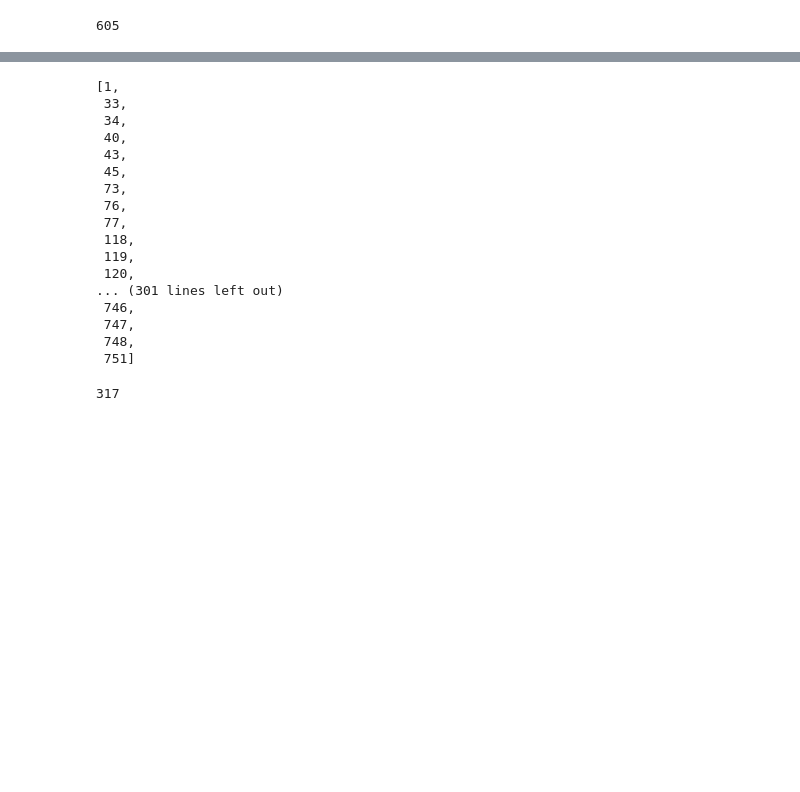
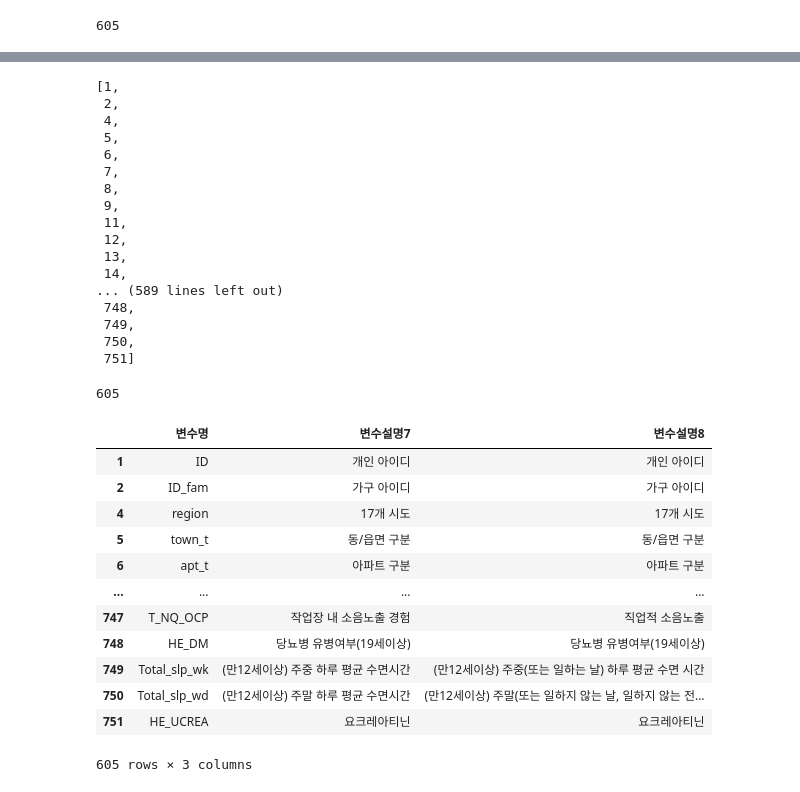
Before and after one commit to knu-final-project/sas_view, a Jupyter notebook: data/junyoung.ipynb, the cells around one changed output, grey strips where cells are left out. Drawn from its saved outputs; the diff is of its cells as text; code cells hidden in the pictures; blank space fills up the shorter version.

Commit message:
최종데이터(real_data1.csv / real_data2.csv) 변수설명서(new_columns.csv)

```diff
--- a/data/junyoung.ipynb
+++ b/data/junyoung.ipynb
@@ -98,28 +106,48 @@ col_up
 # %%
+# same_code_2(변수설명서)를 돌면서
+# 실제사용된 컬럼(605개)과 일치하는 컬럼의 인덱스만 추출(index_list)
 index_list = []
 for i in range(len(same_code_2)):
-    if same_code_2.loc[i][0] in col_up:
+    if same_code_2.loc[i][0].upper() in col_up:
         index_list.append(i)
 index_list
 # %% [output]
 [1,
- 33,
- 34,
- 40,
- 43,
- 45,
- 73,
- 76,
- 77,
- 118,
- 119,
- 120,
-... (301 lines left out)
- 746,
- 747,
+ 2,
+ 4,
+ 5,
+ 6,
+ 7,
+ 8,
+ 9,
+ 11,
+ 12,
+ 13,
+ 14,
+... (589 lines left out)
  748,
+ 749,
+ 750,
  751]
 # %%
 len(index_list)
 # %% [output]
-317
+605
+# %%
+# new_columns --> 변수설명서에서 실제 사용된 컬럼들만 뽑은 것
+new_columns = same_code_2.loc[index_list]
+new_columns
+# %% [output]
+|  | 변수명 | 변수설명7 | 변수설명8 |
+| 1 | ID | 개인 아이디 | 개인 아이디 |
+| 2 | ID_fam | 가구 아이디 | 가구 아이디 |
+| 4 | region | 17개 시도 | 17개 시도 |
+| 5 | town_t | 동/읍면 구분 | 동/읍면 구분 |
+| 6 | apt_t | 아파트 구분 | 아파트 구분 |
+| ... | ... | ... | ... |
+| 747 | T_NQ_OCP | 작업장 내 소음노출 경험 | 직업적 소음노출 |
+| 748 | HE_DM | 당뇨병 유병여부(19세이상) | 당뇨병 유병여부(19세이상) |
+| 749 | Total_slp_wk | (만12세이상) 주중 하루 평균 수면시간 | (만12세이상) 주중(또는 일하는 날) 하루 평균 수면 시간 |
+| 750 | Total_slp_wd | (만12세이상) 주말 하루 평균 수면시간 | (만12세이상) 주말(또는 일하지 않는 날, 일하지 않는 전... |
+| 751 | HE_UCREA | 요크레아티닌 | 요크레아티닌 |
+605 rows × 3 columns
```
Also changed, not shown: parts of 11 cells of this notebook, 1 other file.
